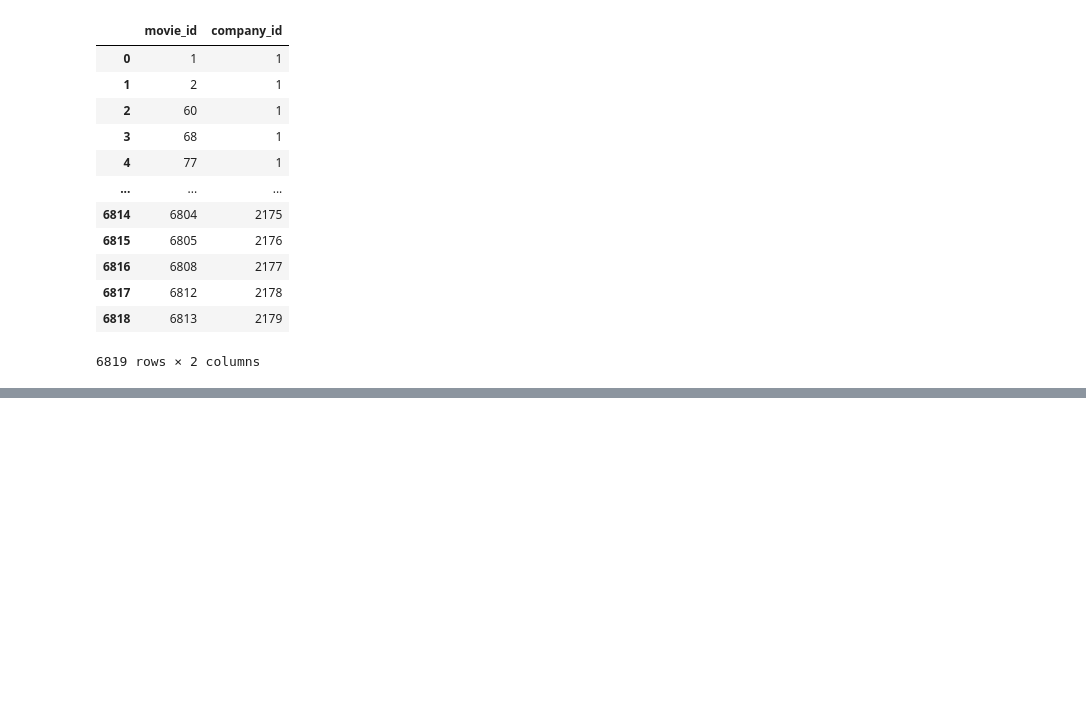
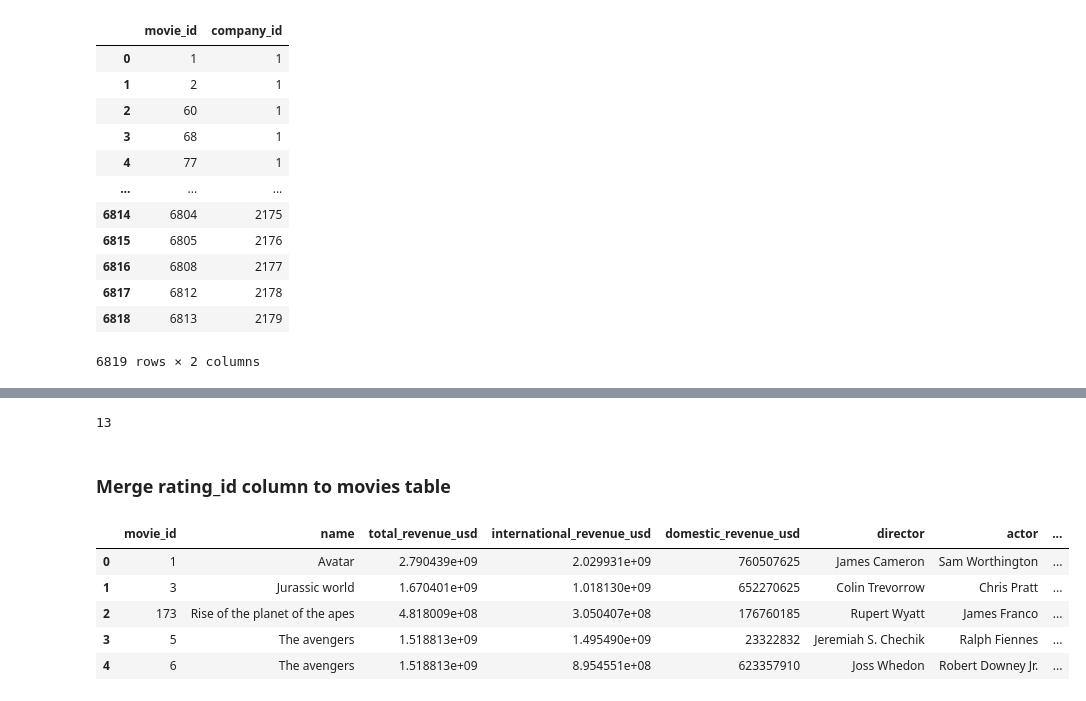
Before and after one commit to IrinaUX/Group7-ETL-Project, a Jupyter notebook: ETL_final.ipynb, the cells around one changed output, grey strips where cells are left out. Drawn from its saved outputs; the diff is of its cells as text; code cells hidden in the pictures; blank space fills up the shorter version.

```diff
--- a/ETL_final.ipynb
+++ b/ETL_final.ipynb
@@ -1314,0 +1003,2 @@ engine.table_names()
+# %%
+rating.index += 1
@@ -1314,0 +1022,6 @@ engine.table_names()
+# %%
+len(rating)
+# %% [output]
+13
+# %% [markdown]
+### Merge rating_id column to movies table
@@ -1314,0 +1031,9 @@ engine.table_names()
+# %%
+movies.head()
+# %% [output]
+|  | movie_id | name | total_revenue_usd | international_revenue_usd | domestic_revenue_usd | director | actor | ... |
+| 0 | 1 | Avatar | 2.790439e+09 | 2.029931e+09 | 760507625 | James Cameron | Sam Worthington | ... |
+| 1 | 3 | Jurassic world | 1.670401e+09 | 1.018130e+09 | 652270625 | Colin Trevorrow | Chris Pratt | ... |
+| 2 | 173 | Rise of the planet of the apes | 4.818009e+08 | 3.050407e+08 | 176760185 | Rupert Wyatt | James Franco | ... |
+| 3 | 5 | The avengers | 1.518813e+09 | 1.495490e+09 | 23322832 | Jeremiah S. Chechik | Ralph Fiennes | ... |
+| 4 | 6 | The avengers | 1.518813e+09 | 8.954551e+08 | 623357910 | Joss Whedon | Robert Downey Jr. | ... |
```
Also changed, not shown: parts of 127 cells of this notebook, 7 other files.
